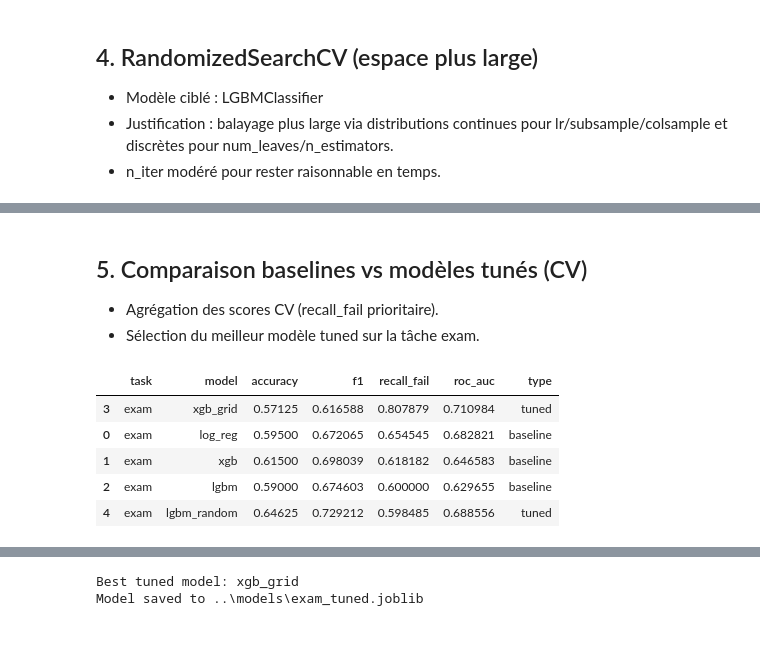
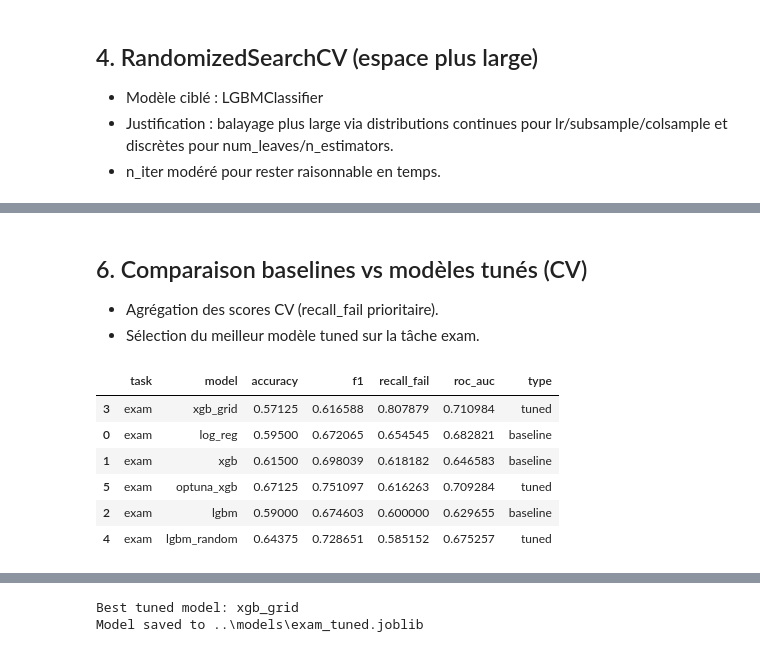
Before and after one commit to Dorsumsellae/Programmation-avancee-Projet-d-examen-Students-Performance-in-Exams, a Jupyter notebook: notebooks/05_hyperparameter_tuning.ipynb, the cells around one changed output, grey strips where cells are left out. Drawn from its saved outputs; the diff is of its cells as text; code cells hidden in the pictures.

Commit message:
implement optuna

```diff
--- a/notebooks/05_hyperparameter_tuning.ipynb
+++ b/notebooks/05_hyperparameter_tuning.ipynb
@@ -93,5 +97,5 @@ Baseline : pipelines simples (LogReg, RF, GBoost, XGB, LGBM, Linear SVM calibré
 # %%
-# Baselines (option: skip exam if pretrained models are available)
+# Baselines (option: skip if pretrained models are available)
 USE_PRETRAINED_EXAM = True
 
 
@@ -164,12 +168,12 @@ def cv_eval(model, X, y):
     )
     return {k.replace("test_", ""): np.mean(v) for k, v in cv_res.items() if k.startswith("test_")}
 
-# Baseline CV per task (skip exam if using pretrained)
+# Baseline CV (exam only, unless pretrained used)
 baseline_rows = []
 baseline_results = {}
 models_by_task = {}
 for task, split in data_splits.items():
-    if USE_PRETRAINED_EXAM and task == "exam":
+    if USE_PRETRAINED_EXAM:
         continue
     models = make_models_for_task(split["y_train"])
     models_by_task[task] = models
@@ -179,7 +183,11 @@ for task, split in data_splits.items():
         baseline_results[task][name] = res
         baseline_rows.append({"task": task, "model": name, **res})
 
-baseline_df = pd.DataFrame(baseline_rows).sort_values(["task", "recall_fail"], ascending=[True, False])
+if baseline_rows:
+    baseline_df = pd.DataFrame(baseline_rows).sort_values(["task", "recall_fail"], ascending=[True, False])
+else:
+    baseline_df = pd.DataFrame(columns=["task", "model", "recall_fail", "f1", "accuracy", "roc_auc"])
+
 baseline_df.head()
 # %% [output]
 |  | task | model | recall_fail | f1 | accuracy | roc_auc |
@@ -353,7 +356,7 @@ lgbm_param_dist = {
 rand_lgbm = RandomizedSearchCV(
     lgbm_base,
     lgbm_param_dist,
-    n_iter=25,
+    n_iter=10,
     scoring=scoring,
     refit="recall_fail",
     cv=cv,
@@ -391,38 +486,42 @@ You can set `force_col_wise=true` to remove the overhead.
 # %% [markdown]
-## 5. Comparaison baselines vs modèles tunés (CV)
+## 6. Comparaison baselines vs modèles tunés (CV)
 - Agrégation des scores CV (recall_fail prioritaire).
 - Sélection du meilleur modèle tuned sur la tâche exam.
 # %%
 def summarize_search(name, search):
     scores = extract_best_scores(search)
     return {"task": "exam", "model": name, **scores}
 
-exam_baseline = (
-    pretrained_exam_df.copy()
-    if USE_PRETRAINED_EXAM and not pretrained_exam_df.empty
-    else baseline_df[baseline_df["task"] == "exam"].copy()
-)
+# Baseline exam source: pretrained if available; otherwise CV baseline if present
+if USE_PRETRAINED_EXAM and not pretrained_exam_df.empty:
+    exam_baseline = pretrained_exam_df.copy()
+elif (not USE_PRETRAINED_EXAM) and (not baseline_df.empty):
+    exam_baseline = baseline_df.copy()
+else:
+    exam_baseline = pd.DataFrame(columns=["task", "model", "recall_fail", "f1", "accuracy", "roc_auc"])
 
-# Si on a sauté l'exam baseline et qu'aucun modèle pré-entraîné n'est présent, prévenir
 if exam_baseline.empty:
-    print("Aucun baseline exam disponible : vérifiez models/exam_*.joblib ou désactivez USE_PRETRAINED_EXAM.")
+    print("Aucun baseline exam disponible : vérifiez models/exam_*.joblib ou relancez le CV baseline.")
 
+optuna_row = {"task": "exam", "model": "optuna_xgb", **optuna_cv_scores}
 
 tuned_rows = [
     summarize_search("xgb_grid", grid_xgb),
     summarize_search("lgbm_random", rand_lgbm),
+    optuna_row,
 ]
 tuned_df = pd.DataFrame(tuned_rows)
 
 comparison_df = pd.concat(
     [exam_baseline.assign(type="baseline"), tuned_df.assign(type="tuned")],
     ignore_index=True,
 )
 comparison_df.sort_values("recall_fail", ascending=False).head(10)
 # %% [output]
 |  | task | model | accuracy | f1 | recall_fail | roc_auc | type |
 | 3 | exam | xgb_grid | 0.57125 | 0.616588 | 0.807879 | 0.710984 | tuned |
 | 0 | exam | log_reg | 0.59500 | 0.672065 | 0.654545 | 0.682821 | baseline |
 | 1 | exam | xgb | 0.61500 | 0.698039 | 0.618182 | 0.646583 | baseline |
+| 5 | exam | optuna_xgb | 0.67125 | 0.751097 | 0.616263 | 0.709284 | tuned |
 | 2 | exam | lgbm | 0.59000 | 0.674603 | 0.600000 | 0.629655 | baseline |
-| 4 | exam | lgbm_random | 0.64625 | 0.729212 | 0.598485 | 0.688556 | tuned |
+| 4 | exam | lgbm_random | 0.64375 | 0.728651 | 0.585152 | 0.675257 | tuned |
```
Also changed, not shown: parts of 12 cells of this notebook, 2 other files.
